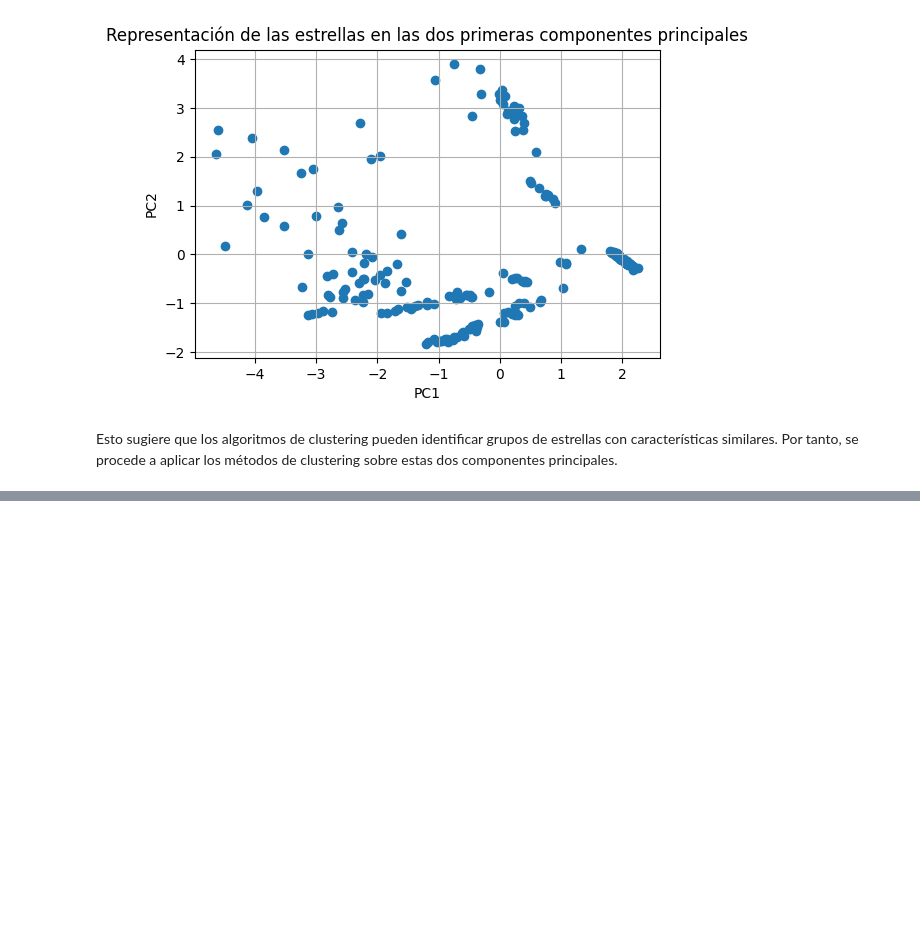
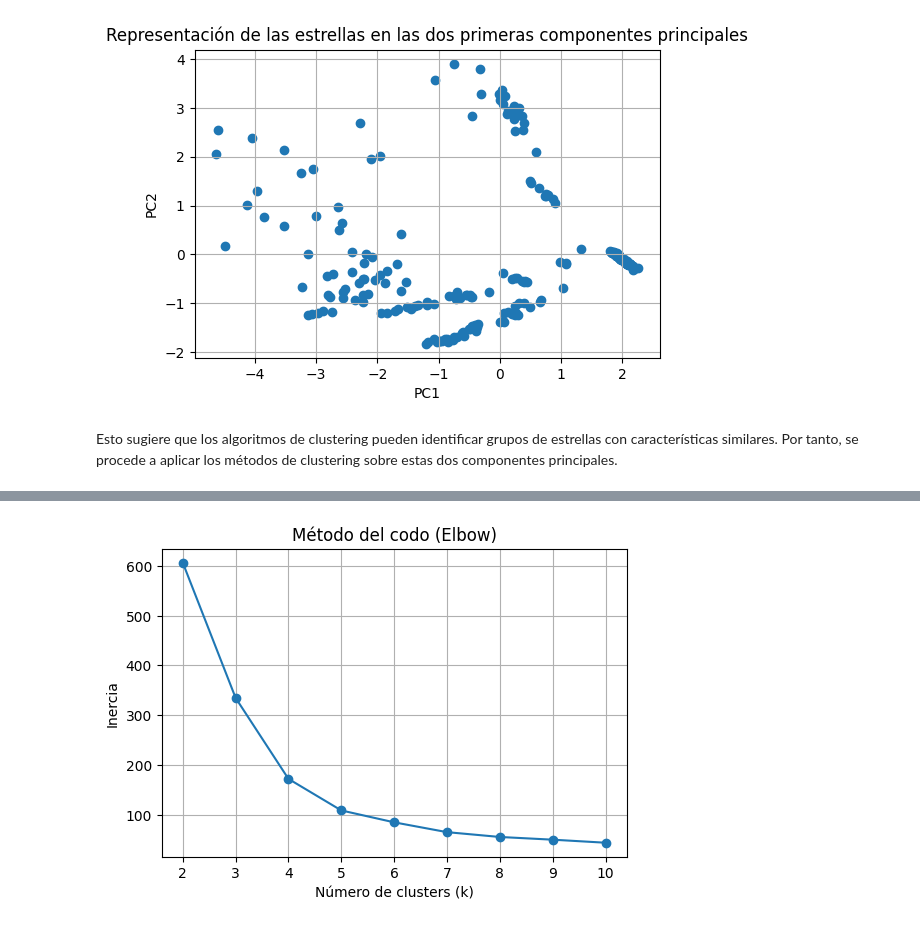
Before and after one commit to 100495785/Grupo17_Practica2, a Jupyter notebook: Practica2_estrellas.ipynb, the cells around one changed output, grey strips where cells are left out. Saved outputs shown, nothing was run; the diff lists cells and outputs as text; code cells hidden in the pictures; blank space fills up the shorter version.

```diff
--- a/Practica2_estrellas.ipynb
+++ b/Practica2_estrellas.ipynb
@@ -319,0 +327,45 @@ Esto sugiere que los algoritmos de clustering pueden identificar grupos de estre
+# %%
+from sklearn.cluster import KMeans
+from sklearn.metrics import silhouette_score
+
+inertia = []
+silhouette_scores = []
+
+K_range = range(2, 11)
+
+for k in K_range:
+
+    kmeans = KMeans(
+        n_clusters=k,
+        random_state=SEED,
+        n_init=10
+    )
+
+    labels = kmeans.fit_predict(X_pca_df)
+
+    inertia.append(kmeans.inertia_)
+
+    silhouette_scores.append(
+        silhouette_score(X_pca_df, labels)
+    )
+# %%
+import matplotlib.pyplot as plt
+
+plt.figure(figsize=(6, 4))
+
+plt.plot(
+    K_range,
+    inertia,
+    marker="o"
+)
+
+plt.xlabel("Número de clusters (k)")
+plt.ylabel("Inercia")
+
+plt.title("Método del codo (Elbow)")
+
+plt.grid(True)
+
+plt.show()
+# %% [output]
+[figure, added]
```
Also changed, not shown: parts of 16 cells of this notebook.
